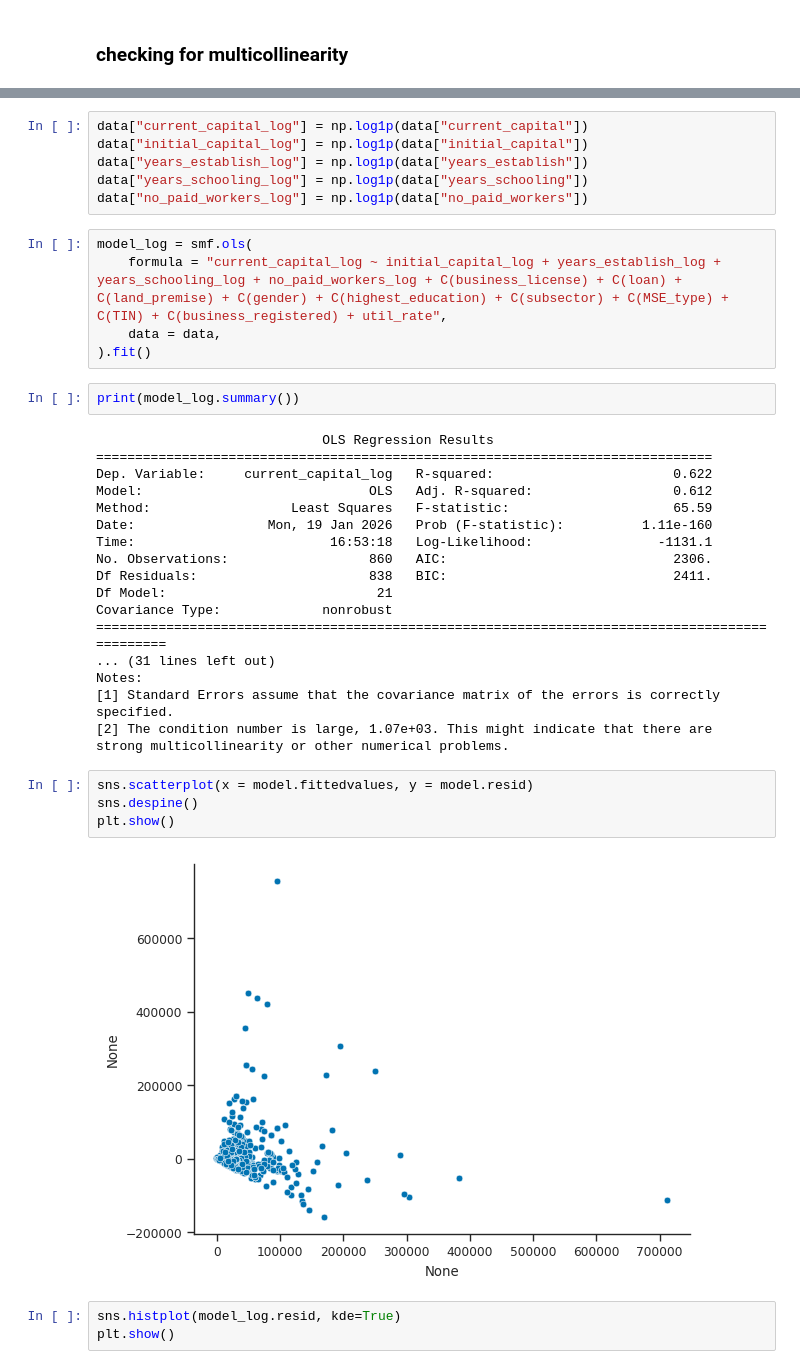
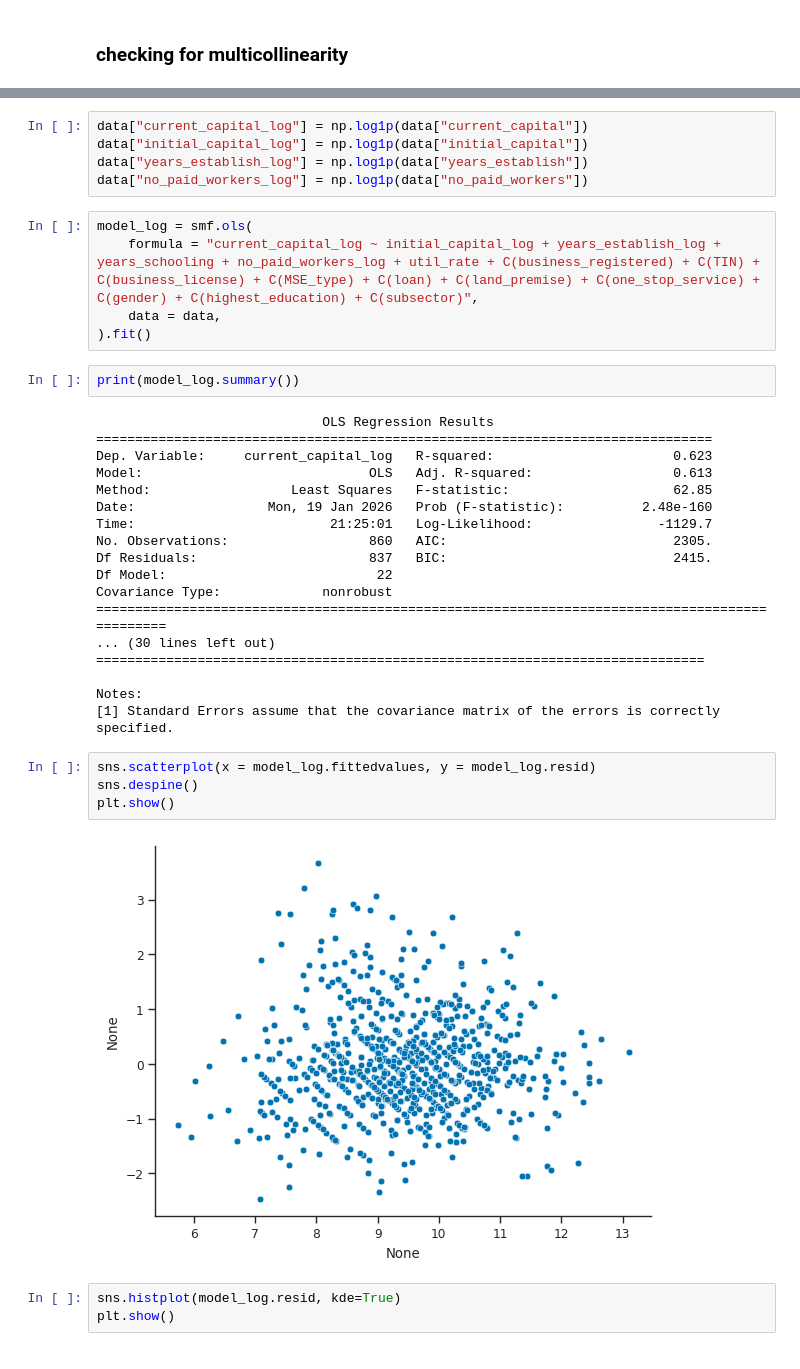
Before and after one commit to Natnael-Getahun/SME-regression, a Jupyter notebook: explore.ipynb, the cells around one changed output, grey strips where cells are left out. Cells and saved outputs as stored; diff of their text form.

Commit message:
feat: intitla full model assumptions check done

```diff
--- a/explore.ipynb
+++ b/explore.ipynb
@@ -459,11 +500,10 @@ F-p-value: 0.5775
 data["current_capital_log"] = np.log1p(data["current_capital"])
 data["initial_capital_log"] = np.log1p(data["initial_capital"])
 data["years_establish_log"] = np.log1p(data["years_establish"])
-data["years_schooling_log"] = np.log1p(data["years_schooling"])
 data["no_paid_workers_log"] = np.log1p(data["no_paid_workers"])
 # %%
 model_log = smf.ols(
-    formula = "current_capital_log ~ initial_capital_log + years_establish_log + years_schooling_log + no_paid_workers_log + C(business_license) + C(loan) + C(land_premise) + C(gender) + C(highest_education) + C(subsector) + C(MSE_type) + C(TIN) + C(business_registered) + util_rate",
+    formula = "current_capital_log ~ initial_capital_log + years_establish_log + years_schooling + no_paid_workers_log + util_rate + C(business_registered) + C(TIN) + C(business_license) + C(MSE_type) + C(loan) + C(land_premise) + C(one_stop_service) + C(gender) + C(highest_education) + C(subsector)",
     data = data,
 ).fit()
 # %%
@@ -471,27 +511,27 @@ print(model_log.summary())
 # %% [output]
                              OLS Regression Results
 ===============================================================================
-Dep. Variable:     current_capital_log   R-squared:                       0.622
-Model:                             OLS   Adj. R-squared:                  0.612
-Method:                  Least Squares   F-statistic:                     65.59
-Date:                 Mon, 19 Jan 2026   Prob (F-statistic):          1.11e-160
-Time:                         16:53:18   Log-Likelihood:                -1131.1
-No. Observations:                  860   AIC:                             2306.
-Df Residuals:                      838   BIC:                             2411.
-Df Model:                           21
+Dep. Variable:     current_capital_log   R-squared:                       0.623
+Model:                             OLS   Adj. R-squared:                  0.613
+Method:                  Least Squares   F-statistic:                     62.85
+Date:                 Mon, 19 Jan 2026   Prob (F-statistic):          2.48e-160
+Time:                         21:25:01   Log-Likelihood:                -1129.7
+No. Observations:                  860   AIC:                             2305.
+Df Residuals:                      837   BIC:                             2415.
+Df Model:                           22
 Covariance Type:             nonrobust
 ===============================================================================================
-... (31 lines left out)
+... (30 lines left out)
+==============================================================================
+
 Notes:
 [1] Standard Errors assume that the covariance matrix of the errors is correctly specified.
-[2] The condition number is large, 1.07e+03. This might indicate that there are
-strong multicollinearity or other numerical problems.
 # %%
-sns.scatterplot(x = model.fittedvalues, y = model.resid)
+sns.scatterplot(x = model_log.fittedvalues, y = model_log.resid)
 sns.despine()
 plt.show()
 # %% [output]
-[figure, old version]
+[figure, new version]
 # %%
 sns.histplot(model_log.resid, kde=True)
 plt.show()
```
Also changed, not shown: parts of 6 cells of this notebook.
